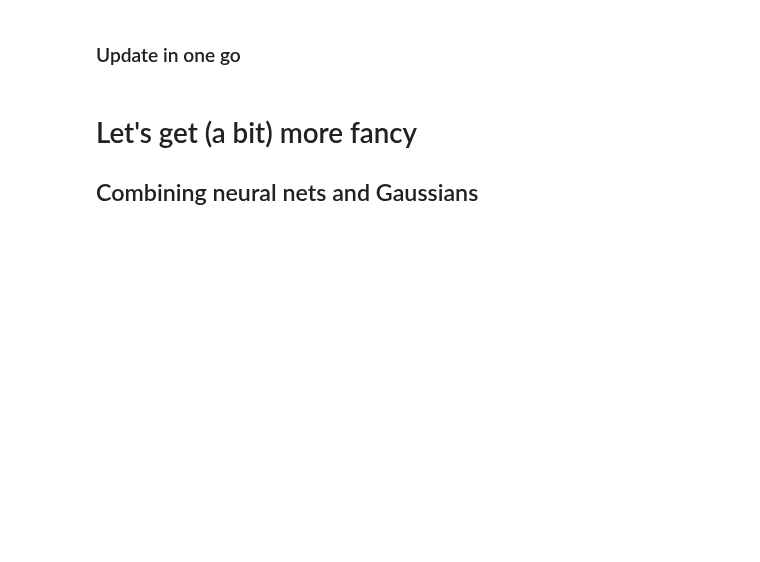
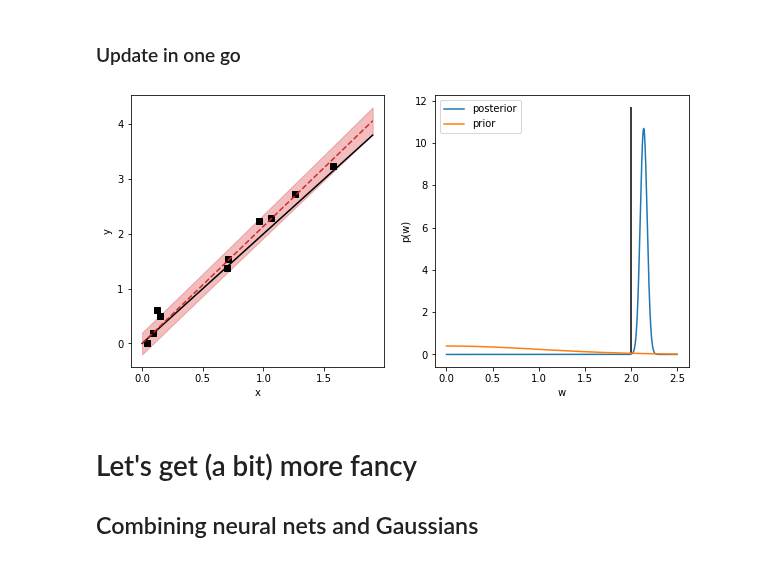
Before and after one commit to christiando/gaussian-toolbox, a Jupyter notebook: notebooks/Tutorial_Presentation.ipynb, the cells around one changed output. Drawn from its saved outputs; the diff is of its cells as text; code cells hidden in the pictures; blank space fills up the shorter version.

```diff
--- a/notebooks/Tutorial_Presentation.ipynb
+++ b/notebooks/Tutorial_Presentation.ipynb
@@ -419,17 +493,38 @@ for i in range(N):
 ### Update in one go
 # %%
 # Inference
-# Fill in data
 p_y_given_W = p_Y_given_W.set_y(y) # p(Y=y_i| W)
 p_y_given_W = p_y_given_W.product() # \prod_i p(Y=y_i| W)
 p_y_W = p_W * p_y_given_W # p(W, Y=y) = p(Y=y|W)p(W)
 p_W_given_y = p_y_W.get_density() # p(W| Y=y)
 
-plt.figure(figsize=(5,5))
+# Prediction
+X_star = x_range
+N_star = X_star.shape[0]
+M = jnp.reshape(X_star, (N_star, 1, X_star.shape[1]))
+b = jnp.zeros((N_star, 1))
+Sigma = sigma_y ** 2.0 * jnp.ones((N_star, 1, 1))
+
+p_Y_given_W = conditionals.ConditionalGaussianDensity(M=M, b=b, Sigma=Sigma)
+p_Y = p_Y_given_W.affine_marginal_transformation(p_W_given_y)
+
+plt.figure(figsize=(10,5))
+plt.subplot(122)
 plt.plot(w_range[:,0], p_W_given_y(w_range)[0], label='posterior')
 plt.plot(w_range[:,0], p_W(w_range)[0], label='prior')
 plt.vlines(w,0,jnp.amax(p_W_given_y(w_range)[0]) + 1, 'k')
 plt.xlabel('w')
 plt.ylabel('p(w)')
 plt.legend()
+ax1 = plt.subplot(121)
+ax1.plot(X[:i+1], y[:i+1], 'ks')
+ax1.plot(x_range, y_range, 'k')
+ax1.plot(X_star, p_Ystar.mu, 'C3--')
+ax1.fill_between(X_star[:,0], p_Ystar.mu[:,0] - 2 * jnp.sqrt(p_Ystar.Sigma[:,0,0]),
+                              p_Ystar.mu[:,0] + 2 * jnp.sqrt(p_Ystar.Sigma[:,0,0]),
+                alpha=.3, color='C3')
+ax1.set_xlabel('x')
+ax1.set_ylabel('y')
 plt.show()
+# %% [output]
+[figure, added]
```
Also changed, not shown: parts of 29 cells of this notebook.
